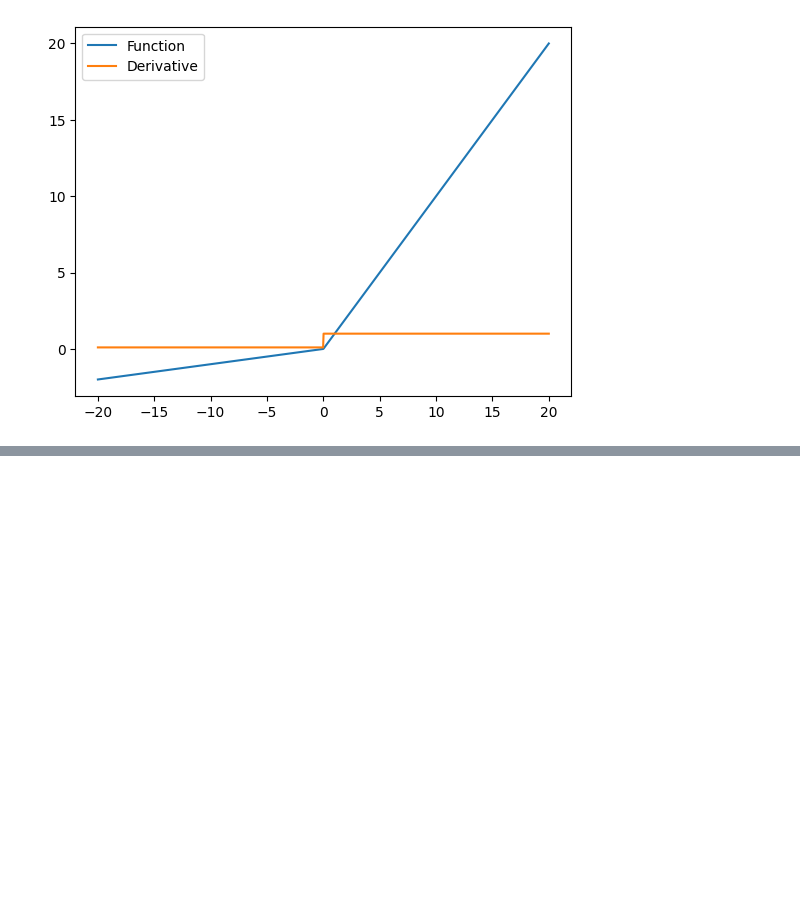
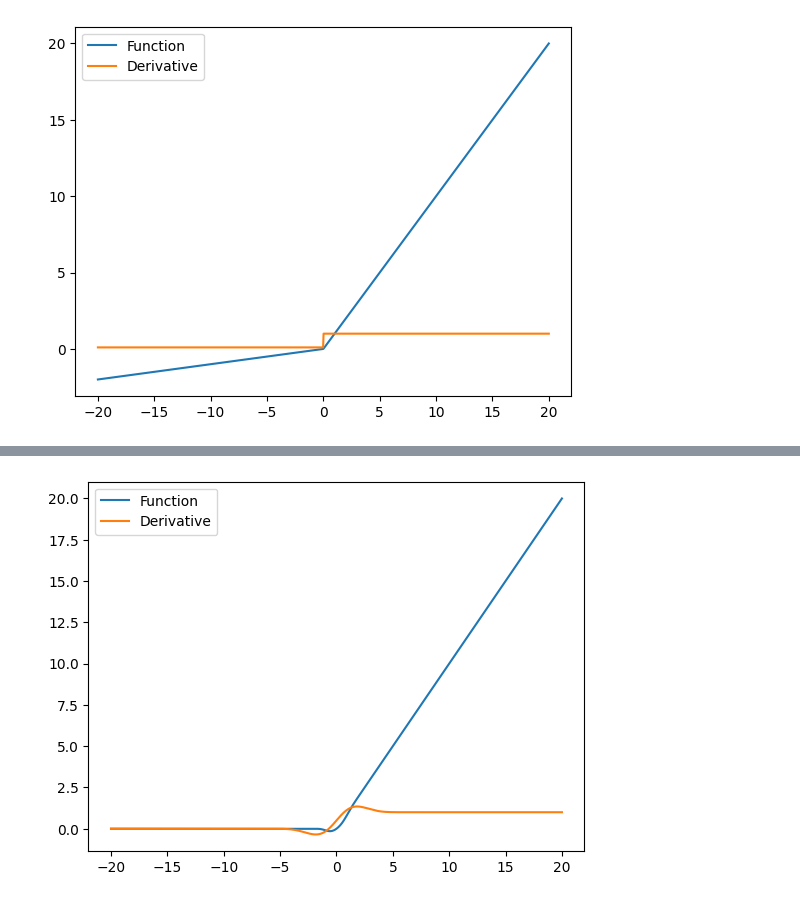
Before and after one commit to Lhahn01/activation-functions-lh, a Jupyter notebook: Activation Functions.ipynb, the cells around one changed output, grey strips where cells are left out. Saved outputs shown, nothing was run; the diff lists cells and outputs as text; code cells hidden in the pictures; blank space fills up the shorter version.

Commit message:
Finished visual representation

```diff
--- a/Activation Functions.ipynb
+++ b/Activation Functions.ipynb
@@ -55,0 +78,21 @@ Visual representation of Parametric ReLU
+# %%
+# Computing function of GELU
+c = 1
+a = .1
+x = np.linspace(-20, 20, 1000)
+y = 0.5 * x * (1 + np.tanh(np.sqrt(2/np.pi) * (x + 0.44715*np.power(x, 3))))
+
+# Computing derivative of GELU
+def gelu_prime(x):
+    p1 = 0.5*np.tanh(0.0356774*np.power(x, 3)+0.797885*x)
+    p2 = (0.0535161*np.power(x, 3)+0.398942*x)
+    p3 = 1/np.cosh(0.0356774*np.power(x, 3)+0.797885*x)
+    return p1 + (p2 * p3) + 0.5
+dyGELU = c * [gelu_prime(ele) for ele in x]
+
+plt.plot(x,y, label='Function')
+plt.plot(x, dyGELU, label='Derivative')
+plt.legend(loc="upper left")
+plt.show()
+# %% [output]
+[figure, added]
```
Also changed, not shown: parts of 8 cells of this notebook.
